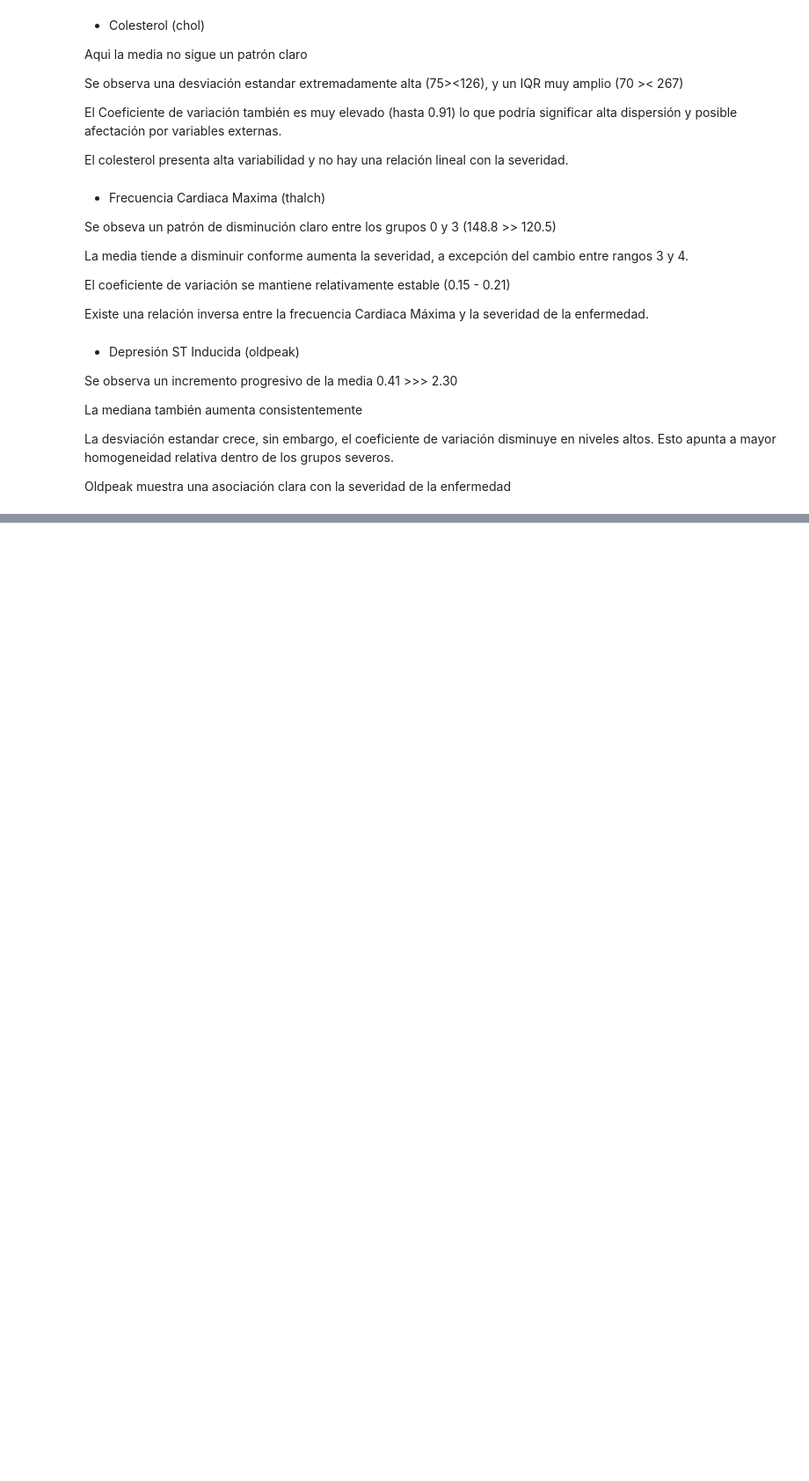
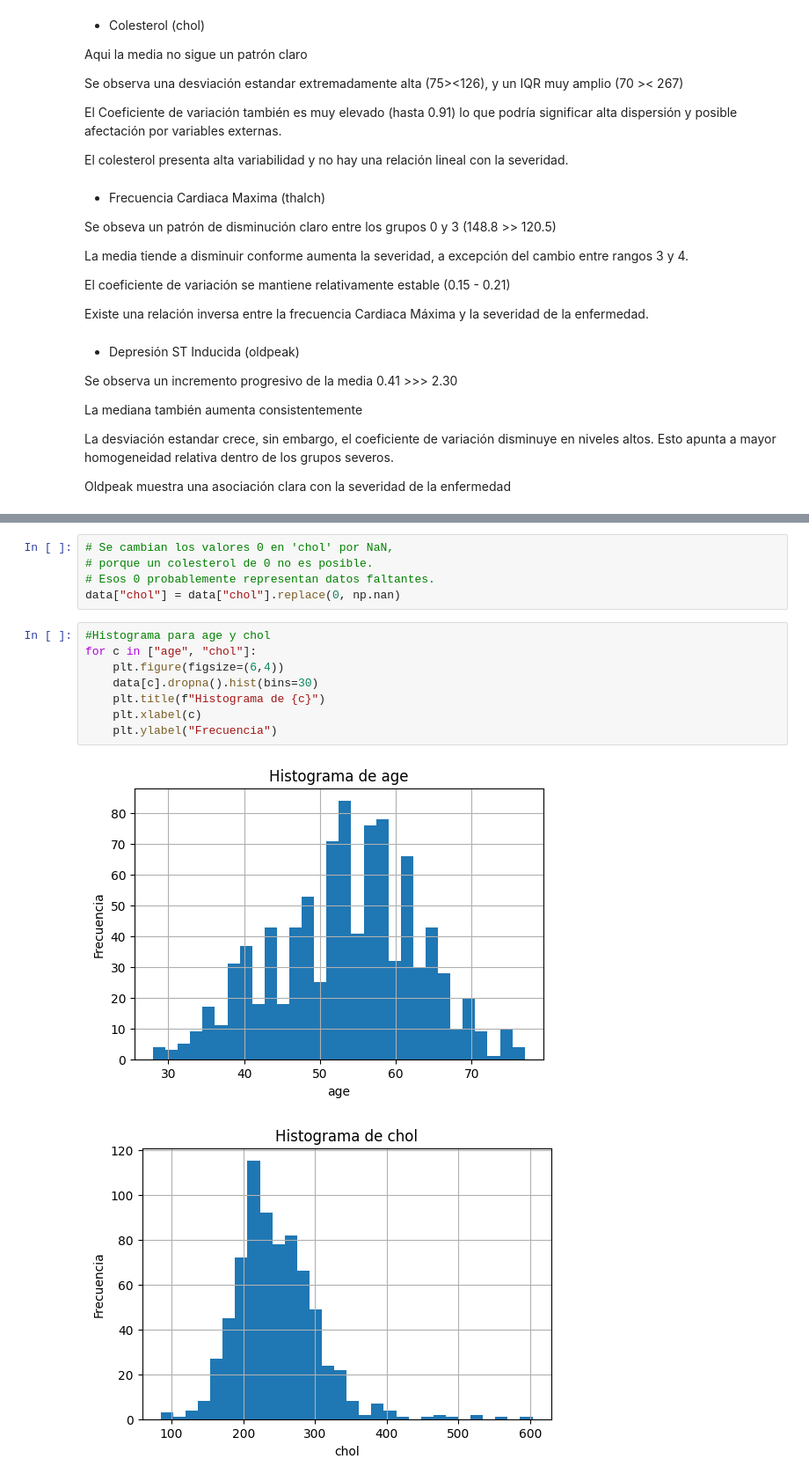
Before and after one commit to Jagaba2507/Estadistica-DS--1, a Jupyter notebook: TL1 Estadistica DS.ipynb, the cells around one changed output, grey strips where cells are left out. Shown at 88% size. Saved outputs shown, nothing was run; the diff lists cells and outputs as text; blank space fills up the shorter version.

```diff
--- a/TL1 Estadistica DS.ipynb
+++ b/TL1 Estadistica DS.ipynb
@@ -261,0 +418,16 @@ Oldpeak muestra una asociación clara con la severidad de la enfermedad
+# %%
+# Se cambian los valores 0 en 'chol' por NaN,
+# porque un colesterol de 0 no es posible.
+# Esos 0 probablemente representan datos faltantes.
+data["chol"] = data["chol"].replace(0, np.nan)
+# %%
+#Histograma para age y chol
+for c in ["age", "chol"]:
+    plt.figure(figsize=(6,4))
+    data[c].dropna().hist(bins=30)
+    plt.title(f"Histograma de {c}")
+    plt.xlabel(c)
+    plt.ylabel("Frecuencia")
+# %% [output]
+[figure, added]
+[figure, added]
```
Also changed, not shown: parts of 20 cells of this notebook.
